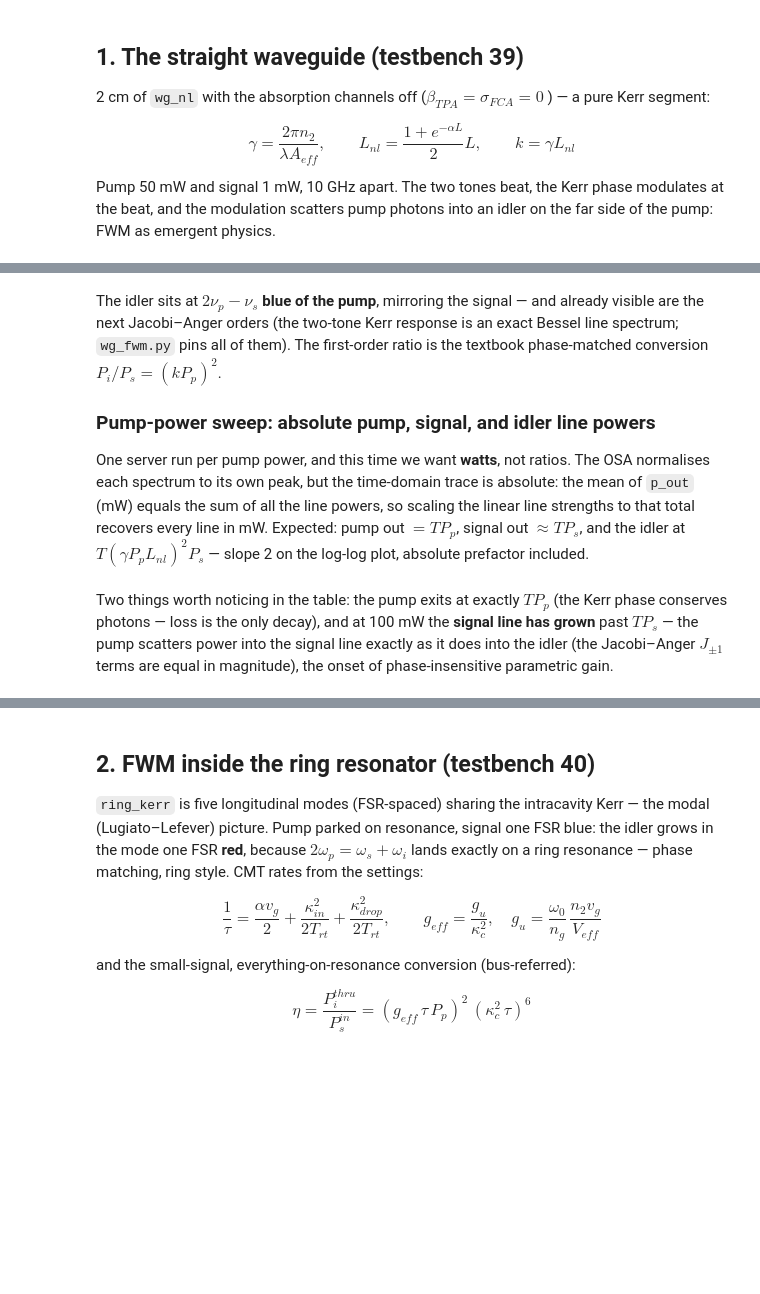
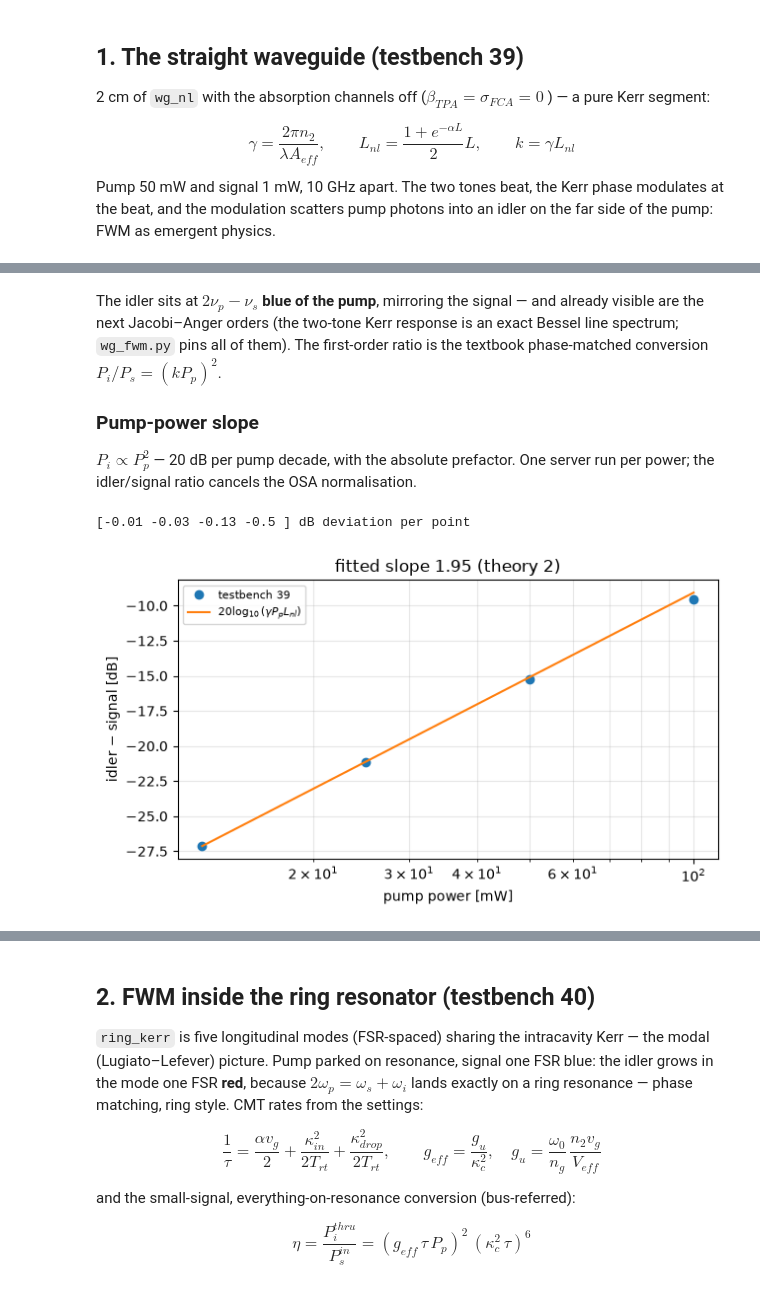
Before and after one commit to alexsludds/photonflux, a Jupyter notebook: examples/notebooks/03_fwm_analysis.ipynb, the cells around one changed output, grey strips where cells are left out. Drawn from its saved outputs; the diff is of its cells as text; code cells hidden in the pictures; blank space fills up the shorter version.

```diff
--- a/examples/notebooks/03_fwm_analysis.ipynb
+++ b/examples/notebooks/03_fwm_analysis.ipynb
@@ -93,12 +95,8 @@ two-tone Kerr response is an exact Bessel line spectrum; `wg_fwm.py`
 pins all of them). The first-order ratio is the textbook phase-matched
 conversion $P_i/P_s = (k P_p)^2$.
 
-### Pump-power sweep: absolute pump, signal, and idler line powers
+### Pump-power slope
 
-One server run per pump power, and this time we want **watts**, not
-ratios. The OSA normalises each spectrum to its own peak, but the
-time-domain trace is absolute: the mean of `p_out` (mW) equals the sum of
-all the line powers, so scaling the linear line strengths to that total
-recovers every line in mW. Expected: pump out $= T P_p$, signal out
-$\approx T P_s$, and the idler at $T(\gamma P_p L_{nl})^2 P_s$ —
-slope 2 on the log-log plot, absolute prefactor included.
+$P_i \propto P_p^2$ — 20 dB per pump decade, with the absolute prefactor.
+One server run per power; the idler/signal ratio cancels the OSA
+normalisation.
@@ -151,7 +103,28 @@ assert np.max(np.abs(mw["pump"] / (T_wg * pp_sweep * 1e3) - 1)) < 0.02
-# %% [markdown]
-Two things worth noticing in the table: the pump exits at exactly
-$T P_p$ (the Kerr phase conserves photons — loss is the only decay), and
-at 100 mW the **signal line has grown** past $T P_s$ — the pump scatters
-power into the signal line exactly as it does into the idler (the
-Jacobi–Anger $J_{\pm1}$ terms are equal in magnitude), the onset of
-phase-insensitive parametric gain.
+# %%
+pp_sweep = np.array([12.5e-3, 25e-3, 50e-3, 100e-3])
+ratio_db = []
+for pp in pp_sweep:
+    b = copy.deepcopy(wg_bench.doc)
+    b["schematic"]["instances"]["LP"]["settings"]["power"] = float(pp)
+    r = s.run(wg_bench.analysis, schematic=b)
+    wlp, dbp = r.spectrum("p_out")
+    ratio_db.append(line_db(wlp, dbp, nu_p, 1, beat)
+                    - line_db(wlp, dbp, nu_p, -1, beat))
+ratio_db = np.array(ratio_db)
+pred_db = 20 * np.log10(k_wg * pp_sweep)
+slope = np.polyfit(np.log10(pp_sweep), ratio_db / 10, 1)[0]
+
+fig, ax = plt.subplots(figsize=(6.5, 3.8))
+ax.semilogx(pp_sweep * 1e3, ratio_db, "o", label="testbench 39")
+ax.semilogx(pp_sweep * 1e3, pred_db, "-",
+            label="$20\\log_{10}(\\gamma P_p L_{nl})$")
+ax.set_xlabel("pump power [mW]"), ax.set_ylabel("idler − signal [dB]")
+ax.set_title(f"fitted slope {slope:.2f} (theory 2)")
+ax.legend(fontsize=8), ax.grid(alpha=.3, which="both")
+fig.tight_layout()
+print(np.round(ratio_db - pred_db, 2), "dB deviation per point")
+assert abs(slope - 2) < 0.1
+assert np.max(np.abs(ratio_db - pred_db)) < 1.0
+# %% [output]
+[-0.01 -0.03 -0.13 -0.5 ] dB deviation per point
+[figure, added]
```
Also changed, not shown: parts of 10 cells of this notebook.
